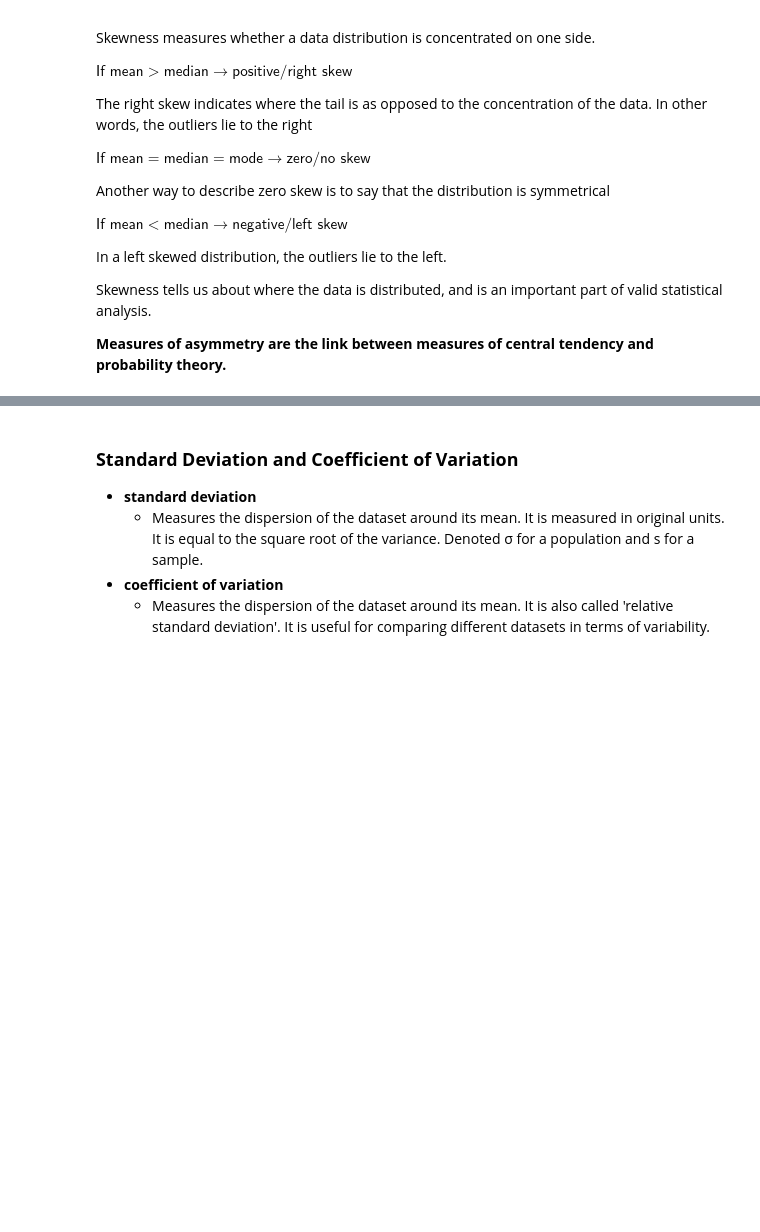
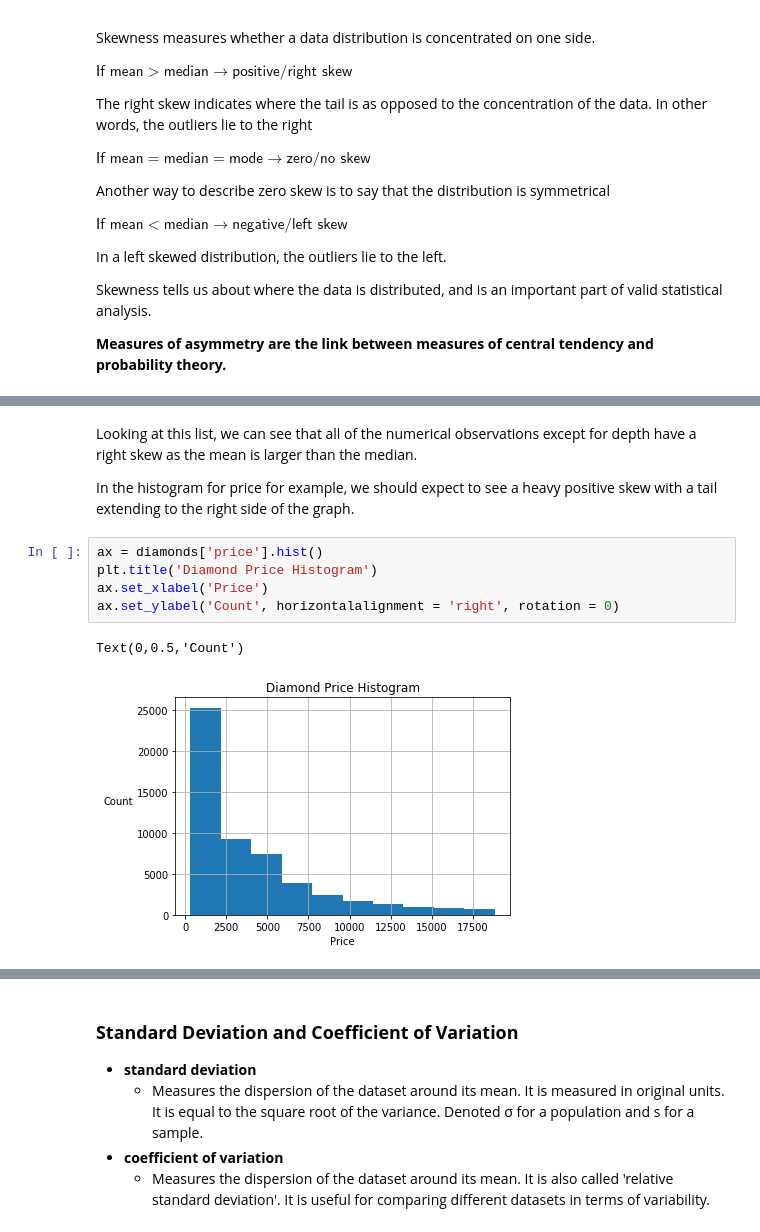
Before and after one commit to jmeguira/stats, a Jupyter notebook: stats_notebook.ipynb, the cells around one changed output, grey strips where cells are left out. Drawn from its saved outputs; the diff is of its cells as text; blank space fills up the shorter version.

```diff
--- a/stats_notebook.ipynb
+++ b/stats_notebook.ipynb
@@ -425,0 +444,12 @@ Skewness tells us about where the data is distributed, and is an important part
+# %% [markdown]
+Looking at this list, we can see that all of the numerical observations except for depth have a right skew as the mean is larger than the median.
+
+In the histogram for price for example, we should expect to see a heavy positive skew with a tail extending to the right side of the graph.
+# %%
+ax = diamonds['price'].hist()
+plt.title('Diamond Price Histogram')
+ax.set_xlabel('Price')
+ax.set_ylabel('Count', horizontalalignment = 'right', rotation = 0)
+# %% [output]
+Text(0,0.5,'Count')
+[figure, added]
```
Also changed, not shown: parts of 6 cells of this notebook.
